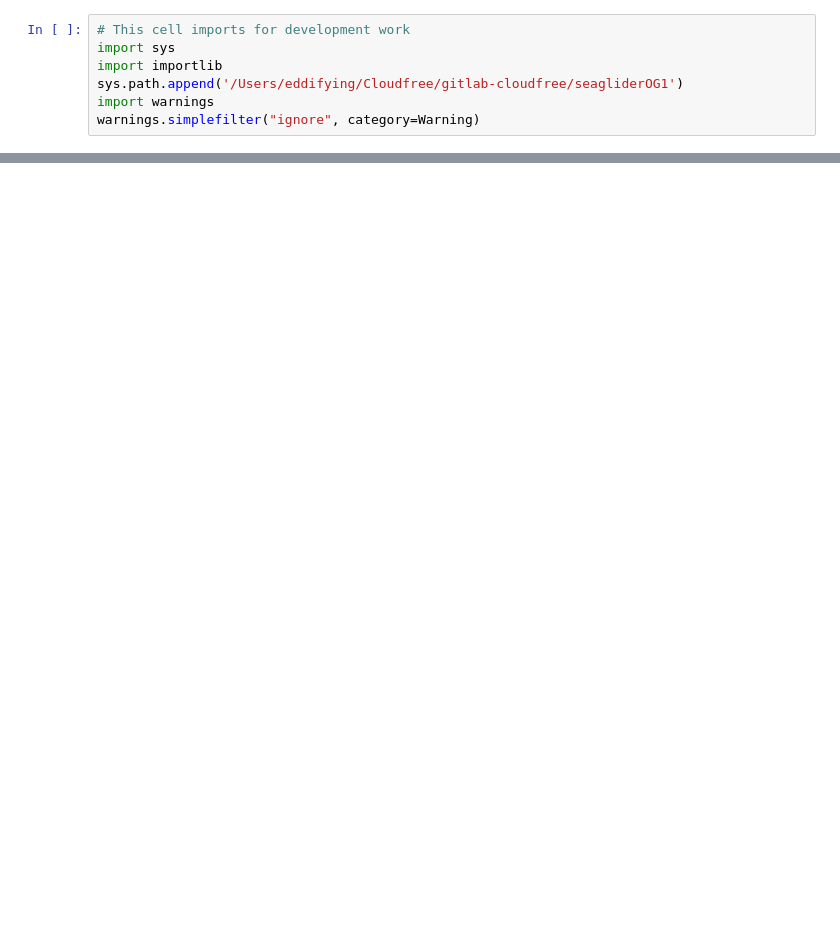
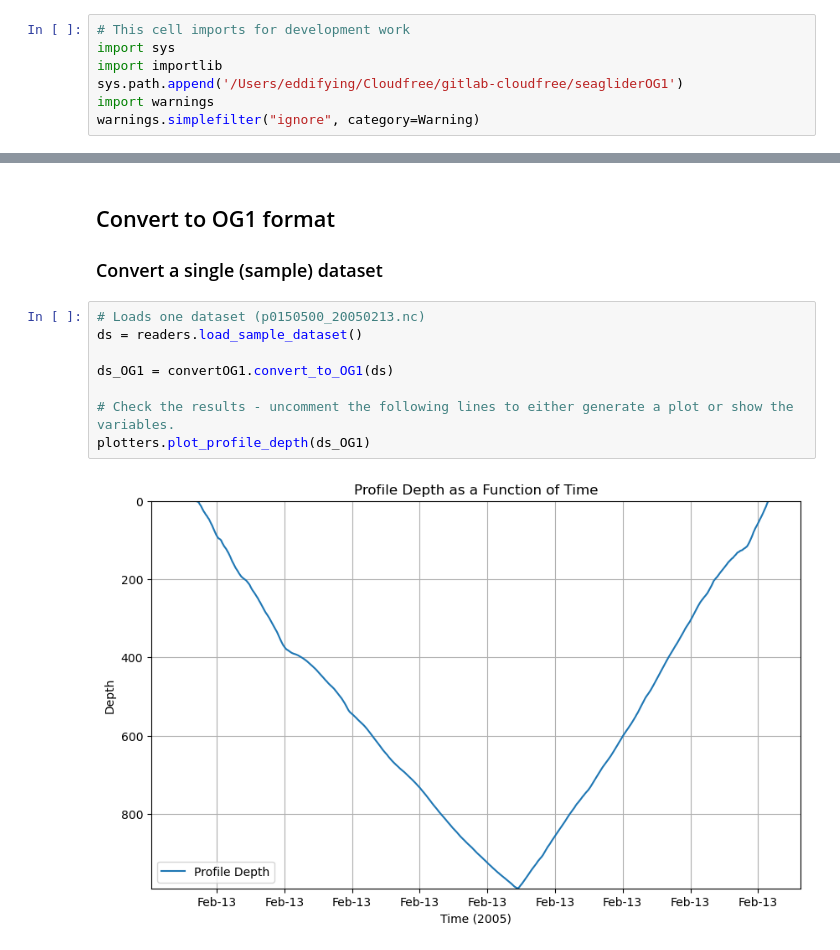
Before and after one commit to ocean-uhh/seagliderOG1, a Jupyter notebook: notebooks/demo.ipynb, the cells around one changed output, grey strips where cells are left out. Cells and saved outputs as stored; diff of their text form; blank space fills up the shorter version.

```diff
--- a/notebooks/demo.ipynb
+++ b/notebooks/demo.ipynb
@@ -44,0 +107,14 @@ ds_OG1 = convertOG1.convert_to_OG1(ds)
+# %% [markdown]
+## Convert to OG1 format
+
+### Convert a single (sample) dataset
+# %%
+# Loads one dataset (p0150500_20050213.nc)
+ds = readers.load_sample_dataset()
+
+ds_OG1 = convertOG1.convert_to_OG1(ds)
+
+# Check the results - uncomment the following lines to either generate a plot or show the variables.
+plotters.plot_profile_depth(ds_OG1)
+# %% [output]
+[figure, added]
```
Also changed, not shown: parts of 25 cells of this notebook, 4 other files.
